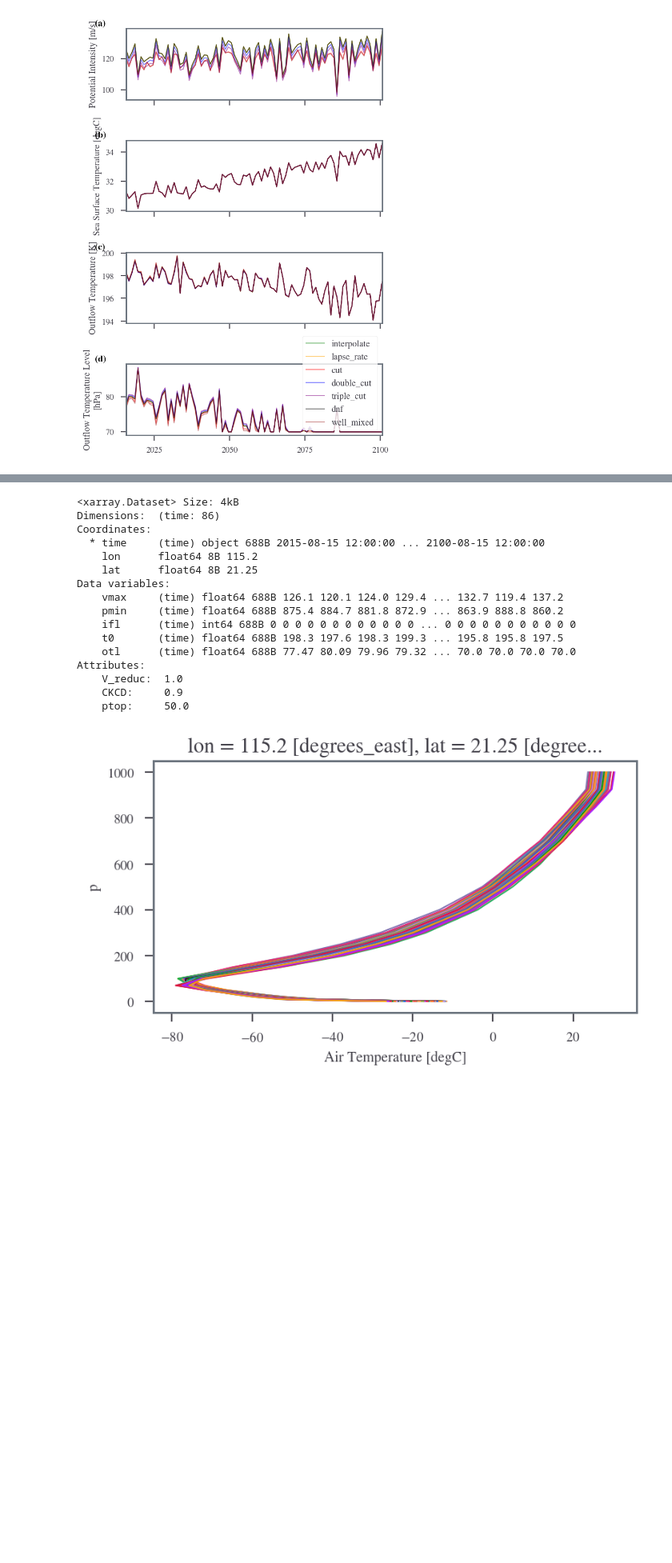
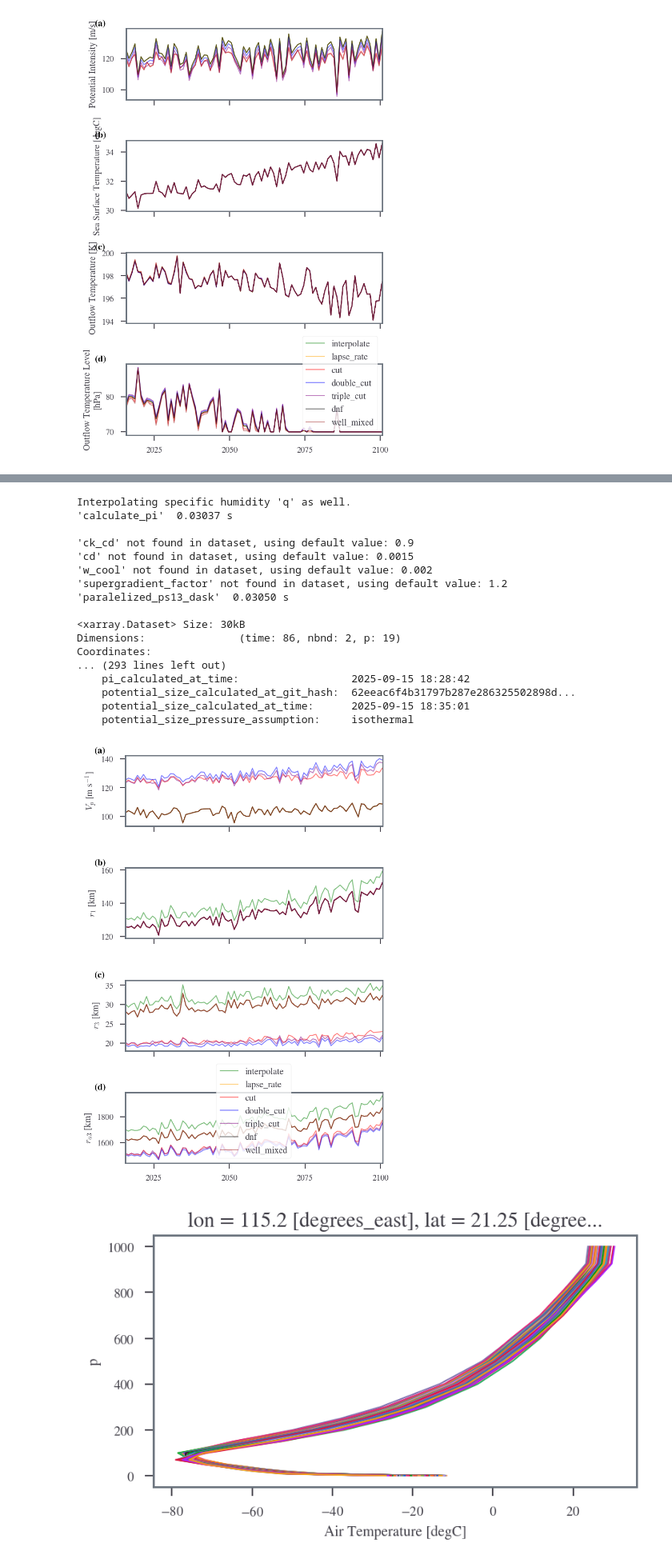
Before and after one commit to sdat2/PotentialHeight, a Jupyter notebook: fill-in.ipynb, the cells around one changed output, grey strips where cells are left out. Shown at 80% size. Cells and saved outputs as stored; diff of their text form; code cells hidden in the pictures; blank space fills up the shorter version.

```diff
--- a/fill-in.ipynb
+++ b/fill-in.ipynb
@@ -236,23 +287,27 @@ Data variables:
 [figure]
-# %%
-pi_ds
-# %% [output]
-<xarray.Dataset> Size: 4kB
-Dimensions:  (time: 86)
-Coordinates:
-  * time     (time) object 688B 2015-08-15 12:00:00 ... 2100-08-15 12:00:00
-    lon      float64 8B 115.2
-    lat      float64 8B 21.25
-Data variables:
-    vmax     (time) float64 688B 126.1 120.1 124.0 129.4 ... 132.7 119.4 137.2
-    pmin     (time) float64 688B 875.4 884.7 881.8 872.9 ... 863.9 888.8 860.2
-    ifl      (time) int64 688B 0 0 0 0 0 0 0 0 0 0 0 0 ... 0 0 0 0 0 0 0 0 0 0 0
-    t0       (time) float64 688B 198.3 197.6 198.3 199.3 ... 195.8 195.8 197.5
-    otl      (time) float64 688B 77.47 80.09 79.96 79.32 ... 70.0 70.0 70.0 70.0
-Attributes:
-    V_reduc:  1.0
-    CKCD:     0.9
-    ptop:     50.0
+# %%
+new_orleans_ds = xr.open_dataset("new_orleans_ssp585_r4i1p1f1.nc")
+ps_ds_no_d = try_sizes(new_orleans_ds)
+plt.savefig("ps_no.pdf")
+# %% [output]
+Interpolating specific humidity 'q' as well.
+'calculate_pi'  0.03037 s
+
+'ck_cd' not found in dataset, using default value: 0.9
+'cd' not found in dataset, using default value: 0.0015
+'w_cool' not found in dataset, using default value: 0.002
+'supergradient_factor' not found in dataset, using default value: 1.2
+'paralelized_ps13_dask'  0.03050 s
+
+<xarray.Dataset> Size: 30kB
+Dimensions:               (time: 86, nbnd: 2, p: 19)
+Coordinates:
+... (293 lines left out)
+    pi_calculated_at_time:                  2025-09-15 18:28:42
+    potential_size_calculated_at_git_hash:  62eeac6f4b31797b287e286325502898d...
+    potential_size_calculated_at_time:      2025-09-15 18:35:01
+    potential_size_pressure_assumption:     isothermal
+[figure, added]
 # %%
 _ = fix_ds_int.t.plot.line(y="p", label=None, add_legend=False)
 # %% [output]
```
Also changed, not shown: parts of 5 cells of this notebook, 1 other file.
